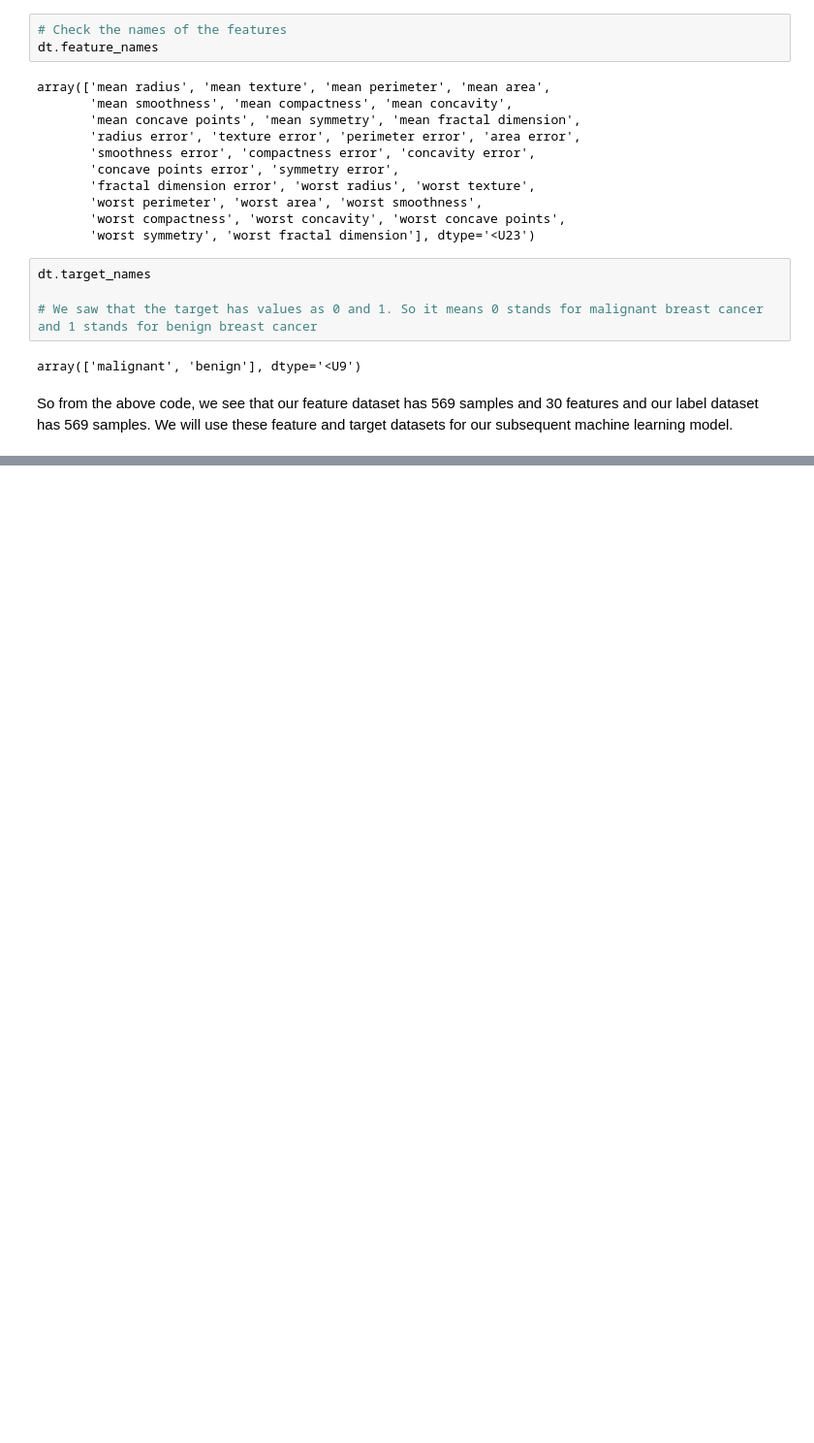
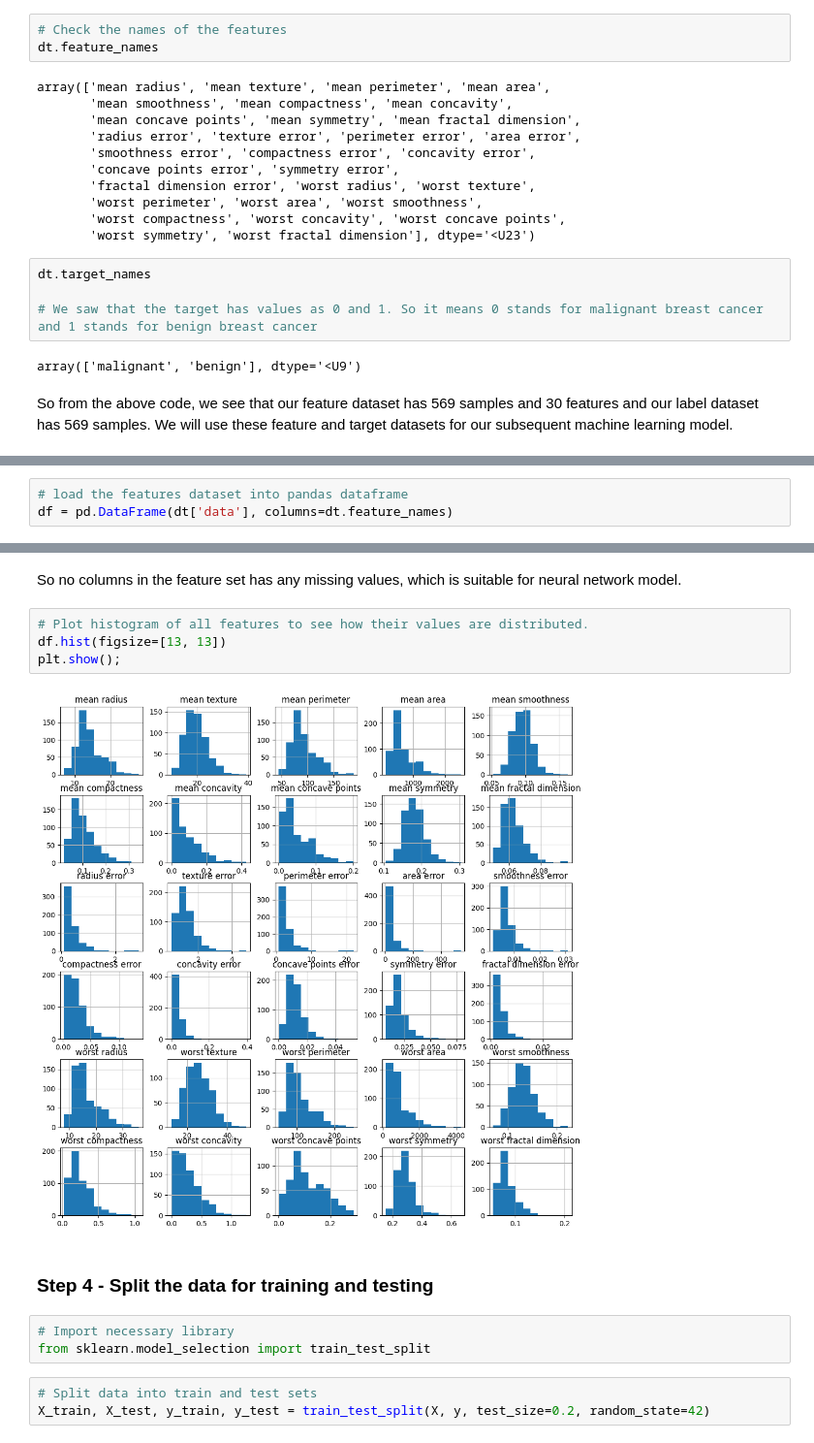
Before and after one commit to GoAshim/Artificial-Neural-Network-with-TensorFlow, a Jupyter notebook: 04_Binary_Classification_using_TensorFlow_Predict_Breast_Cancer.ipynb, the cells around one changed output, grey strips where cells are left out. Shown at 97% size. Drawn from its saved outputs; the diff is of its cells as text; blank space fills up the shorter version.

```diff
--- a/04_Binary_Classification_using_TensorFlow_Predict_Breast_Cancer.ipynb
+++ b/04_Binary_Classification_using_TensorFlow_Predict_Breast_Cancer.ipynb
@@ -130,0 +139,3 @@ So from the above code, we see that our feature dataset has 569 samples and 30 f
+# %%
+# load the features dataset into pandas dataframe
+df = pd.DataFrame(dt['data'], columns=dt.feature_names)
@@ -130,0 +197,16 @@ So from the above code, we see that our feature dataset has 569 samples and 30 f
+# %% [markdown]
+So no columns in the feature set has any missing values, which is suitable for neural network model.
+# %%
+# Plot histogram of all features to see how their values are distributed.
+df.hist(figsize=[13, 13])
+plt.show();
+# %% [output]
+[figure, added]
+# %% [markdown]
+### Step 4 - Split the data for training and testing
+# %%
+# Import necessary library
+from sklearn.model_selection import train_test_split
+# %%
+# Split data into train and test sets
+X_train, X_test, y_train, y_test = train_test_split(X, y, test_size=0.2, random_state=42)
```
Also changed, not shown: parts of 10 cells of this notebook.
